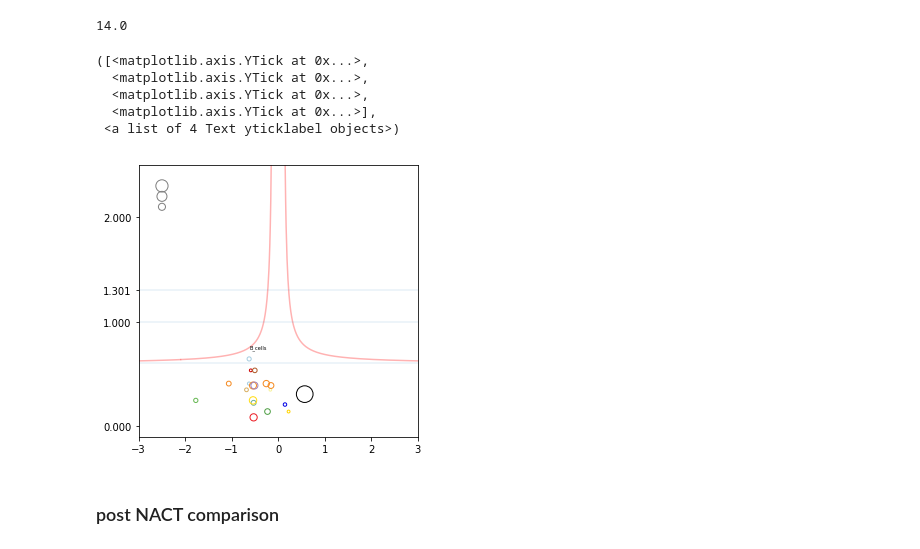
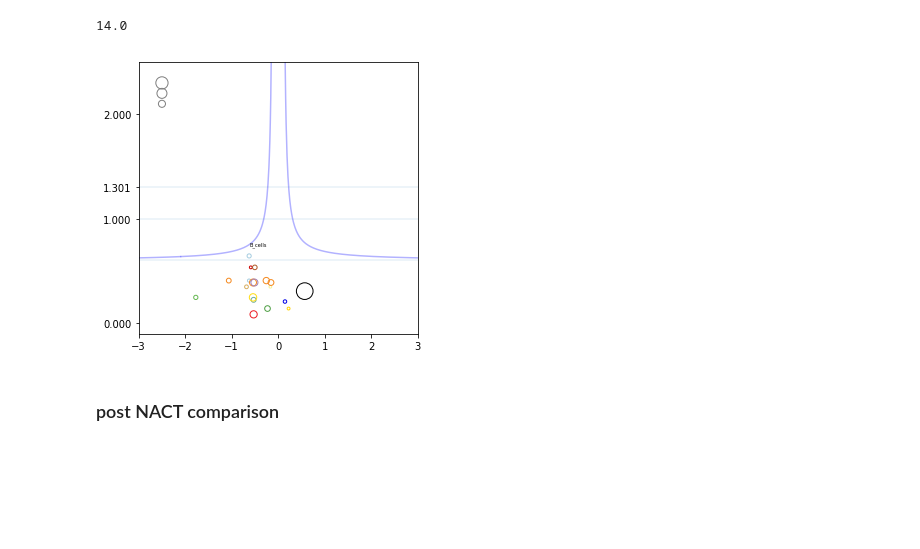
Before and after one commit to cansysbio/HGSOC_TME_Heterogeneity, a Jupyter notebook: Scripts/6/6_01.Paired_comparison_of_consensusTME_NACT_NES.ipynb, the cells around one changed output. Saved outputs shown, nothing was run; the diff lists cells and outputs as text; code cells hidden in the pictures; blank space fills up the shorter version.

Commit message:
NACT Hallmarks and ConsensusTME comparisons between cohorts

```diff
--- a/Scripts/6/6_01.Paired_comparison_of_consensusTME_NACT_NES.ipynb
+++ b/Scripts/6/6_01.Paired_comparison_of_consensusTME_NACT_NES.ipynb
@@ -87,7 +91,7 @@ set(data_nes.isnull().sum())
 # %% [markdown]
 ## Load mRNA tumour cellularity data
 # %%
-mRNA_tumcell_file = home+'/1.Data/NACT_log2exp_loess_norm_filtered_ESTIMATE.txt'
+mRNA_tumcell_file = home + 'Data/5/NACT_log2exp_loess_norm_filtered_ESTIMATE.txt'
 
 mRNA_tumcell = pd.read_csv(mRNA_tumcell_file,
                            skiprows=2,
@@ -341,7 +341,7 @@ def nes_q_values(df, score):
 # %% [markdown]
 ### Gene set matched size (i.e. the overlapping genes btw my array and the set)
 # %%
-loess_exp = pd.read_csv(home+'/1.Data/NACT_log2exp_loess_norm.txt',
+loess_exp = pd.read_csv(home + 'Data/5/NACT_log2exp_loess_norm.txt',
                         sep='\t',
                         index_col='Hugo_Symbol')
 
@@ -359,7 +359,7 @@ loess_exp.head()
 ### Get consensus gene sets
 # %%
 consensus_genesets = pd.read_csv(
-    home+'/1.Data/ConsensusTME_GeneSets.txt',
+    home + 'Data/3/ConsensusTME_GeneSets.txt',
     sep = '\t'
 ).T
 
@@ -391,7 +391,7 @@ consensus_msize = get_matched_size(consensus_genesets, loess_exp)
 ### Get hallmarks gene sets
 # %%
 hallmark_genesets = pd.read_csv(
-    home+'/1.Data/HallmarksStromaImmune_GeneSets.txt',
+    home + 'Data/1/HallmarksStromaImmune_GeneSets.txt',
     sep = '\t',
     header = None,
     index_col = 0
@@ -970,36 +966,33 @@ volcano_data.sort_values(by='msizes', inplace=True)
 # %%
 sig_sets = []
 fig, ax = plt.subplots()
 fig.set_size_inches(5,5)
 for i in volcano_data.index:
 
     x = volcano_data.nes_dif[i]
     y = volcano_data.log10_q_comparison[i]
     c = volcano_data.colors[i]
     l = volcano_data.scores[i]
     s = volcano_data.msizes[i]
     plt.scatter(x, y, c='None', alpha=1, edgecolors=c, s=s, label=l)
 
     if y > -np.log10(0.25):
 
         plt.annotate(scores[i], xy=(x,y), xytext=(x, y+0.1), fontsize=5)
         sig_sets.append(scores[i])
 
 plt.scatter(-2.5, 2.3, c='None', alpha=1, edgecolors='gray', s=150)
 plt.scatter(-2.5, 2.2, c='None', alpha=1, edgecolors='gray', s=100)
 plt.scatter(-2.5, 2.1, c='None', alpha=1, edgecolors='gray', s=50)
-plt.plot([i[0] for i in curve_pos], [i[1] for i in curve_pos], 'r-', alpha=0.3)
-plt.plot([i[0] for i in curve_neg], [i[1] for i in curve_neg], 'r-', alpha=0.3)
+plt.plot([i[0] for i in curve_pos], [i[1] for i in curve_pos], 'b-', alpha=0.3)
+plt.plot([i[0] for i in curve_neg], [i[1] for i in curve_neg], 'b-', alpha=0.3)
 plt.axhline(y=-np.log10(0.25),alpha=0.1)
 plt.axhline(y=-np.log10(0.1),alpha=0.1)
 plt.axhline(y=-np.log10(0.05),alpha=0.1)
 plt.xlim((-3,3))
 plt.ylim((-0.1,2.5))
 plt.yticks([-np.log10(1),-np.log10(0.1),-np.log10(0.05),-np.log10(0.01)])
+
+plt.show()
 # %% [output]
-([<matplotlib.axis.YTick at 0x...>,
-  <matplotlib.axis.YTick at 0x...>,
-  <matplotlib.axis.YTick at 0x...>,
-  <matplotlib.axis.YTick at 0x...>],
- <a list of 4 Text yticklabel objects>)
-[figure, old version]
+[figure, new version]
```
Also changed, not shown: parts of 23 cells of this notebook, 4 other files.
